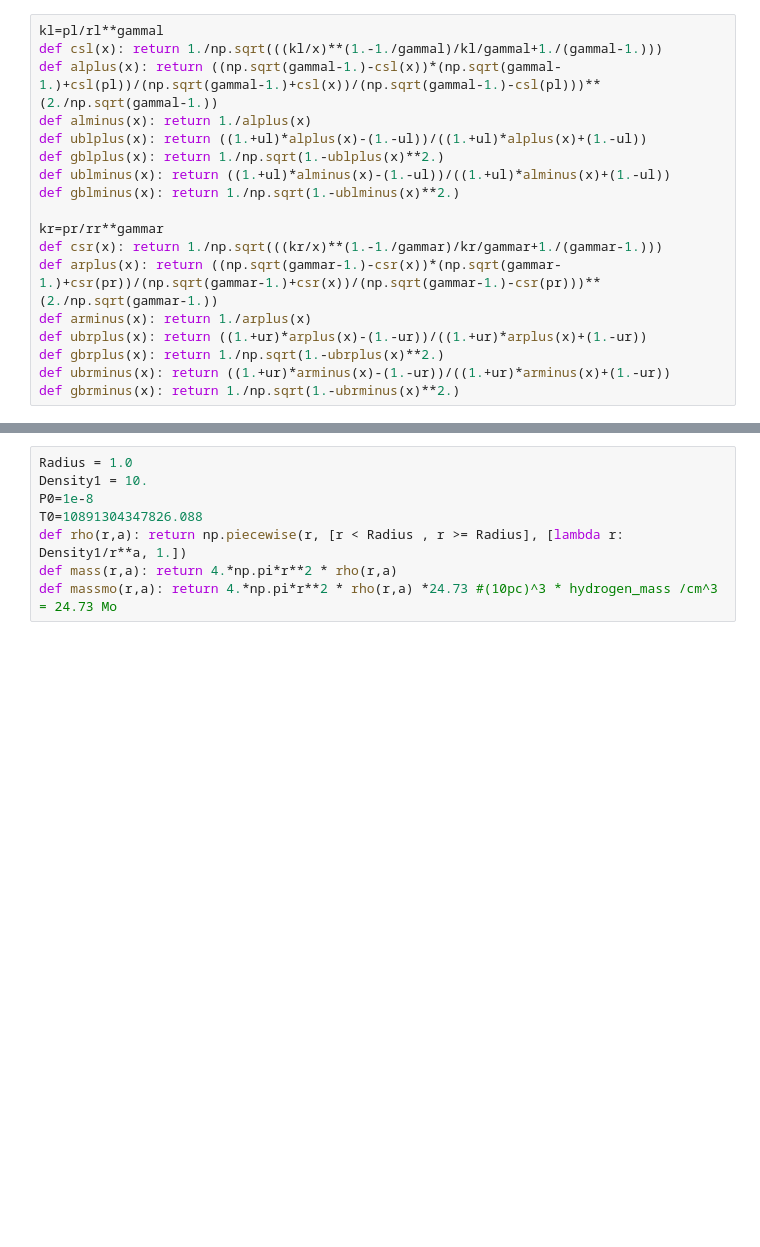
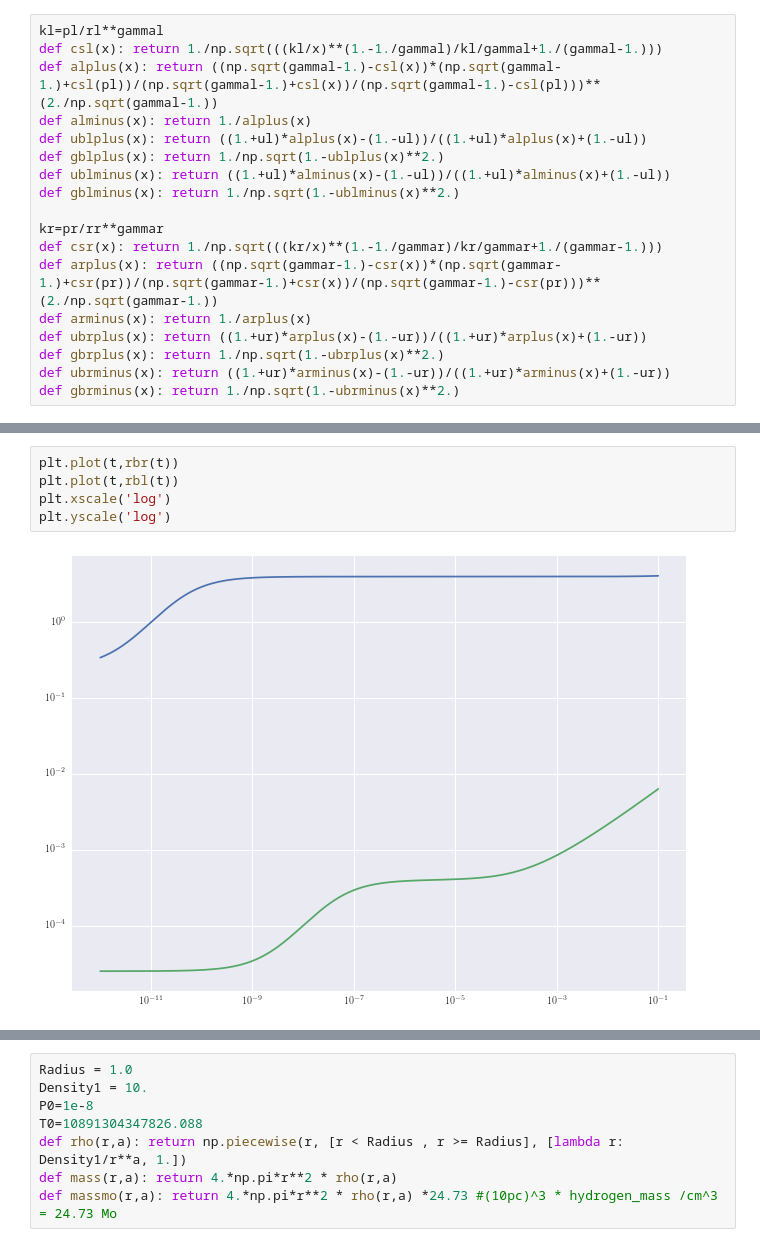
Before and after one commit to Mixpap/MasterThesis, a Jupyter notebook: Notebooks/Tools.ipynb, the cells around one changed output, grey strips where cells are left out. Cells and saved outputs as stored; diff of their text form; blank space fills up the shorter version.

```diff
--- a/Notebooks/Tools.ipynb
+++ b/Notebooks/Tools.ipynb
@@ -97,0 +115,7 @@ plt.legend()
+# %%
+plt.plot(t,rbr(t))
+plt.plot(t,rbl(t))
+plt.xscale('log')
+plt.yscale('log')
+# %% [output]
+[figure, added]
```
Also changed, not shown: parts of 4 cells of this notebook, 33 other files.
